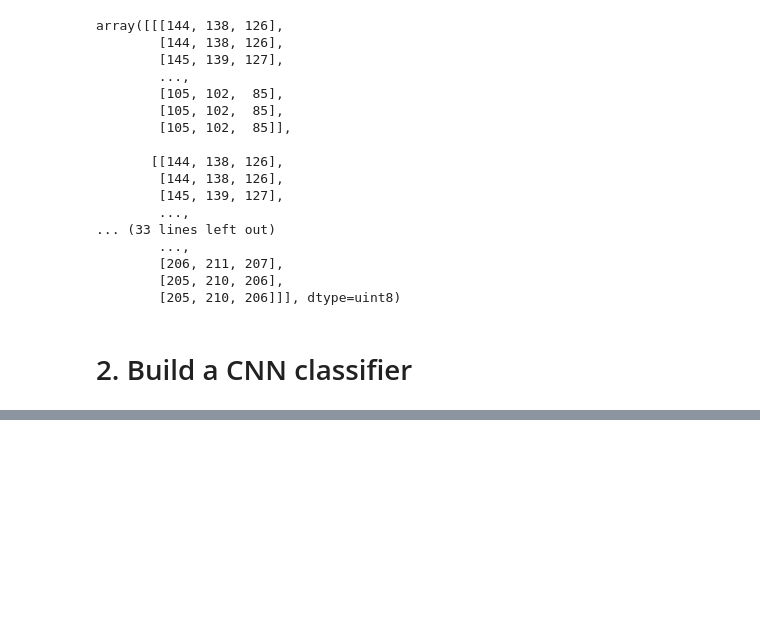
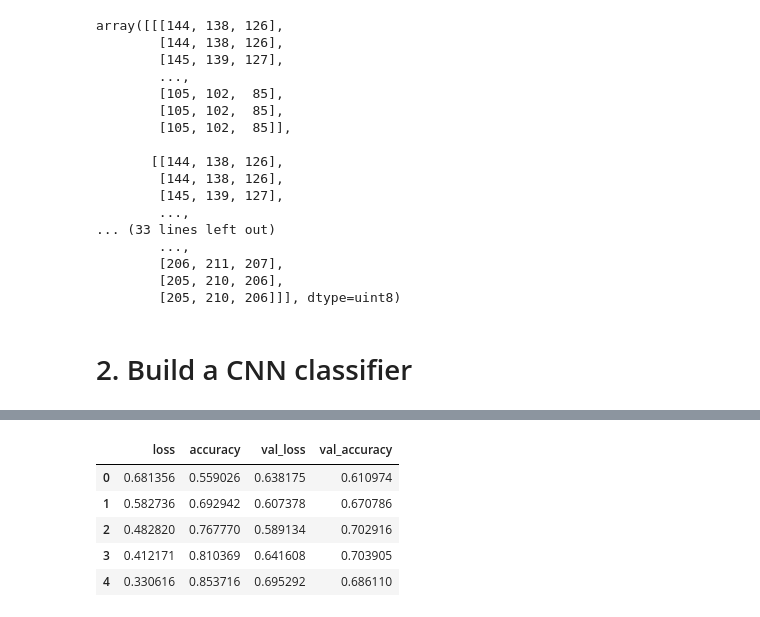
Before and after one commit to danchaud-vincent/tensorflow-deep-learning, a Jupyter notebook: exercices-solutions/03_Computer_Vision_and_Neural_Network_Exercices.ipynb, the cells around one changed output, grey strips where cells are left out. Cells and saved outputs as stored; diff of their text form; code cells hidden in the pictures; blank space fills up the shorter version.

```diff
--- a/exercices-solutions/03_Computer_Vision_and_Neural_Network_Exercices.ipynb
+++ b/exercices-solutions/03_Computer_Vision_and_Neural_Network_Exercices.ipynb
@@ -207,0 +275,11 @@ array([[[144, 138, 126],
+# %%
+# dataframe of the result
+df_curves = pd.DataFrame(history_1.history)
+df_curves
+# %% [output]
+|  | loss | accuracy | val_loss | val_accuracy |
+| 0 | 0.681356 | 0.559026 | 0.638175 | 0.610974 |
+| 1 | 0.582736 | 0.692942 | 0.607378 | 0.670786 |
+| 2 | 0.482820 | 0.767770 | 0.589134 | 0.702916 |
+| 3 | 0.412171 | 0.810369 | 0.641608 | 0.703905 |
+| 4 | 0.330616 | 0.853716 | 0.695292 | 0.686110 |
```
Also changed, not shown: parts of 4 cells of this notebook.
